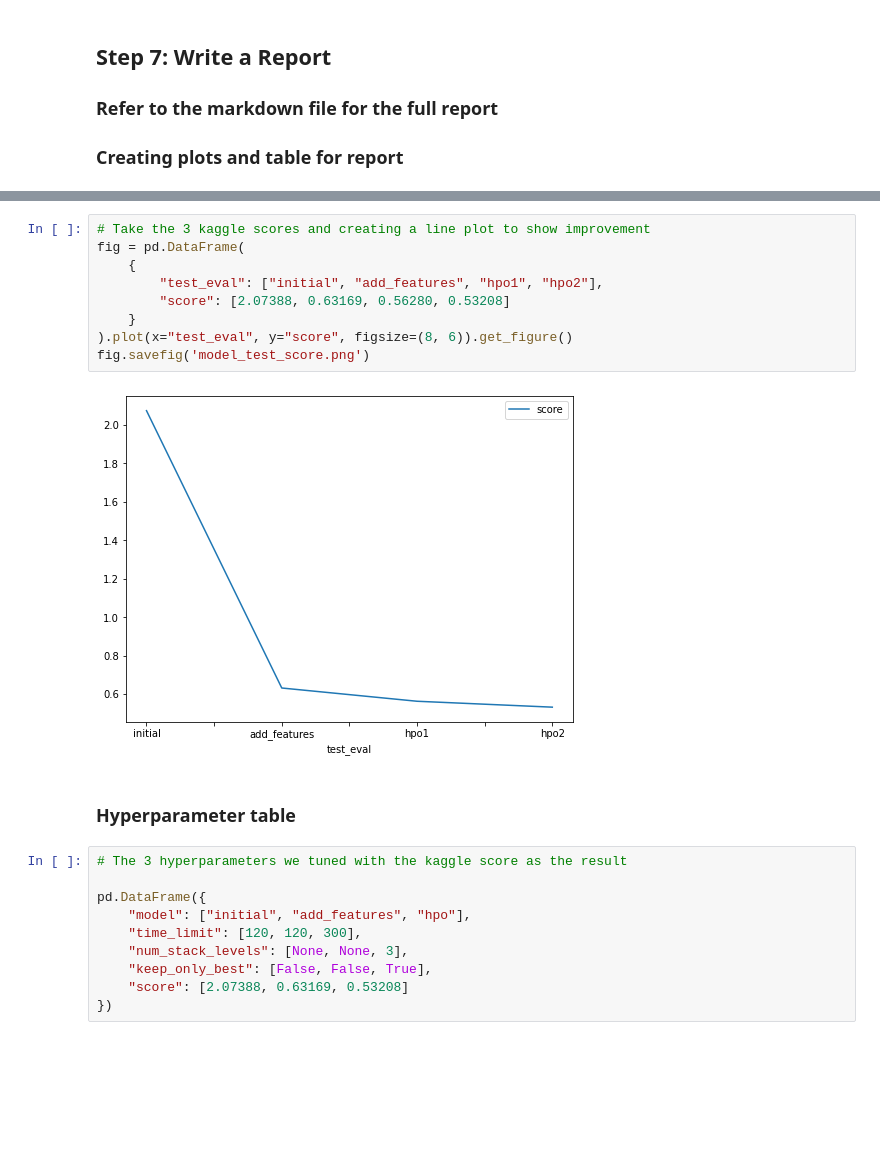
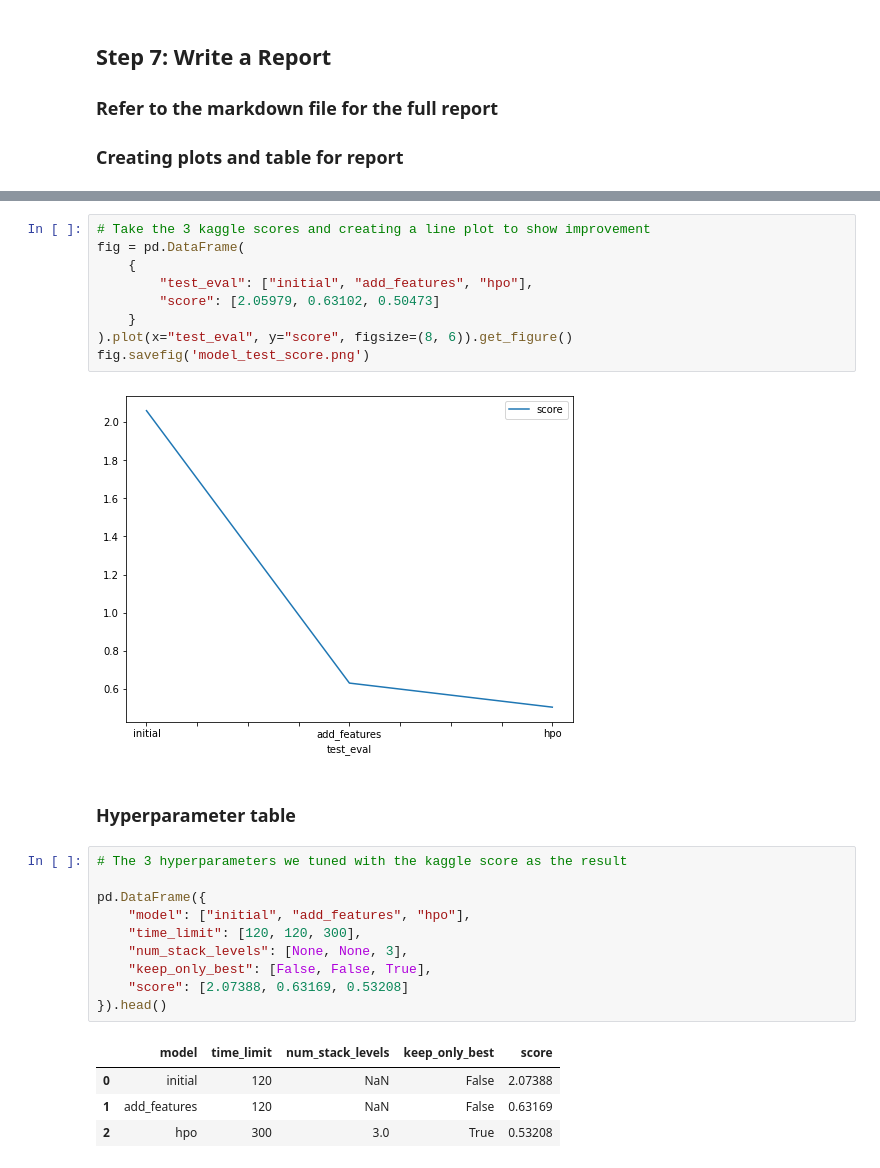
Before and after one commit to Tunde4real/Kaggle-Bike-Sharing-Project, a Jupyter notebook: project-template.ipynb, the cells around one changed output, grey strips where cells are left out. Cells and saved outputs as stored; diff of their text form; blank space fills up the shorter version.

```diff
--- a/project-template.ipynb
+++ b/project-template.ipynb
@@ -569,14 +601,14 @@ fig.savefig('model_train_score.png')
 # %%
 # Take the 3 kaggle scores and creating a line plot to show improvement
 fig = pd.DataFrame(
     {
-        "test_eval": ["initial", "add_features", "hpo1", "hpo2"],
-        "score": [2.07388, 0.63169, 0.56280, 0.53208]
+        "test_eval": ["initial", "add_features", "hpo"],
+        "score": [2.05979, 0.63102, 0.50473]
     }
 ).plot(x="test_eval", y="score", figsize=(8, 6)).get_figure()
 fig.savefig('model_test_score.png')
 # %% [output]
-[figure, old version]
+[figure, new version]
 # %% [markdown]
 ### Hyperparameter table
 # %%
@@ -588,4 +620,9 @@ pd.DataFrame({
     "num_stack_levels": [None, None, 3],
     "keep_only_best": [False, False, True],
     "score": [2.07388, 0.63169, 0.53208]
-})
+}).head()
+# %% [output]
+|  | model | time_limit | num_stack_levels | keep_only_best | score |
+| 0 | initial | 120 | NaN | False | 2.07388 |
+| 1 | add_features | 120 | NaN | False | 0.63169 |
+| 2 | hpo | 300 | 3.0 | True | 0.53208 |
```
Also changed, not shown: parts of 35 cells of this notebook, 2 other files.
